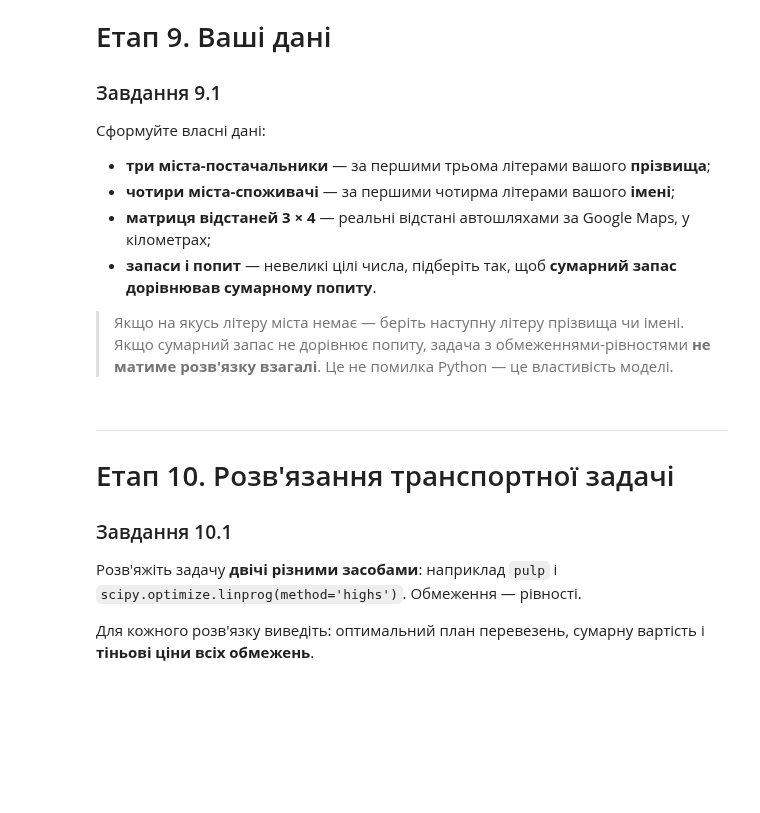
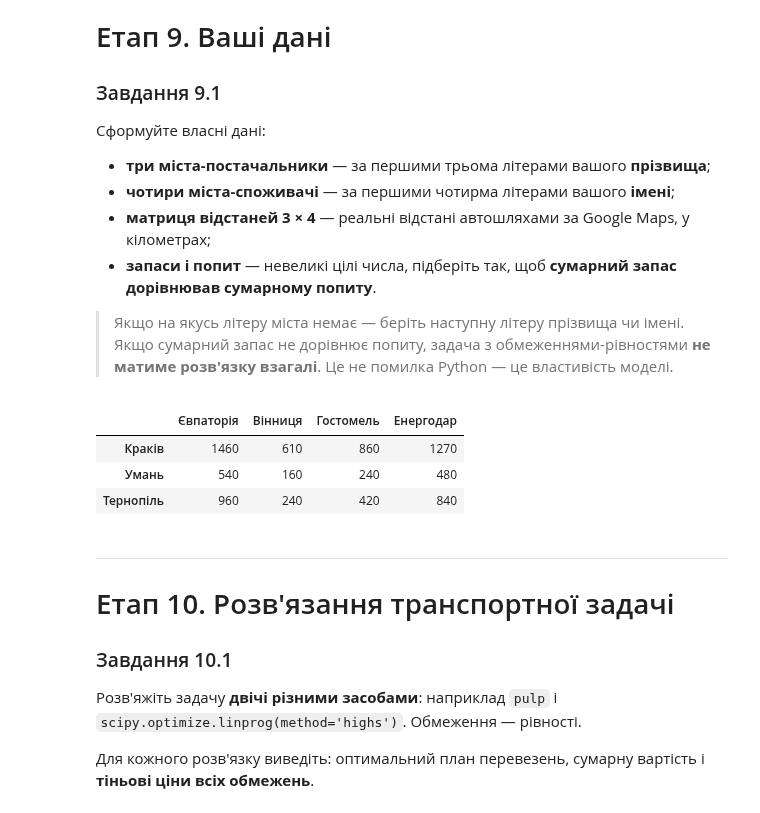
Before and after one commit to Yevhen-bot/Vis-lab1, a Jupyter notebook: lab2/ЛР2_завдання_студенту.ipynb, the cells around one changed output. Cells and saved outputs as stored; diff of their text form; code cells hidden in the pictures; blank space fills up the shorter version.

```diff
--- a/lab2/ЛР2_завдання_студенту.ipynb
+++ b/lab2/ЛР2_завдання_студенту.ipynb
@@ -341,16 +463,25 @@ print('Етап 7 пройдено')
 > **не матиме розв'язку взагалі**. Це не помилка Python — це властивість моделі.
 # %%
 # ВАШ КОД — впишіть свої дані
-постачальники = []            # напр. ['Шостка', 'Енергодар', 'Вінниця']
-споживачі     = []            # напр. ['Тернопіль', 'Афанасіївка', 'Рівне', 'Апостолове']
-D = np.array([])              # матриця відстаней 3 x 4, км
-запас = []                    # 3 числа
-попит = []                    # 4 числа
+постачальники = ["Краків", "Умань", "Тернопіль"]            # напр. ['Шостка', 'Енергодар', 'Вінниця']
+споживачі     = ["Євпаторія", "Вінниця", "Гостомель", "Енергодар"]            # напр. ['Тернопіль', 'Афанасіївка', 'Рівне', 'Апостолове']
+D = np.array([
+    [1460, 610, 860, 1270],
+    [540,  160, 240, 480],
+    [960,  240, 420, 840]
+])              # матриця відстаней 3 x 4, км
+запас = [5, 1, 8]                    # 3 числа
+попит = [2, 3, 6, 3]                    # 4 числа
 
 assert len(постачальники) == 3 and len(споживачі) == 4, 'потрібно 3 постачальники і 4 споживачі'
 assert D.shape == (3, 4), 'матриця відстаней має бути 3 x 4'
 assert sum(запас) == sum(попит), 'сумарний запас має дорівнювати сумарному попиту'
 pd.DataFrame(D, index=постачальники, columns=споживачі)
+# %% [output]
+|  | Євпаторія | Вінниця | Гостомель | Енергодар |
+| Краків | 1460 | 610 | 860 | 1270 |
+| Умань | 540 | 160 | 240 | 480 |
+| Тернопіль | 960 | 240 | 420 | 840 |
 # %% [markdown]
 ---
 # Етап 10. Розв'язання транспортної задачі
```
Also changed, not shown: parts of 33 cells of this notebook, 1 other file.
